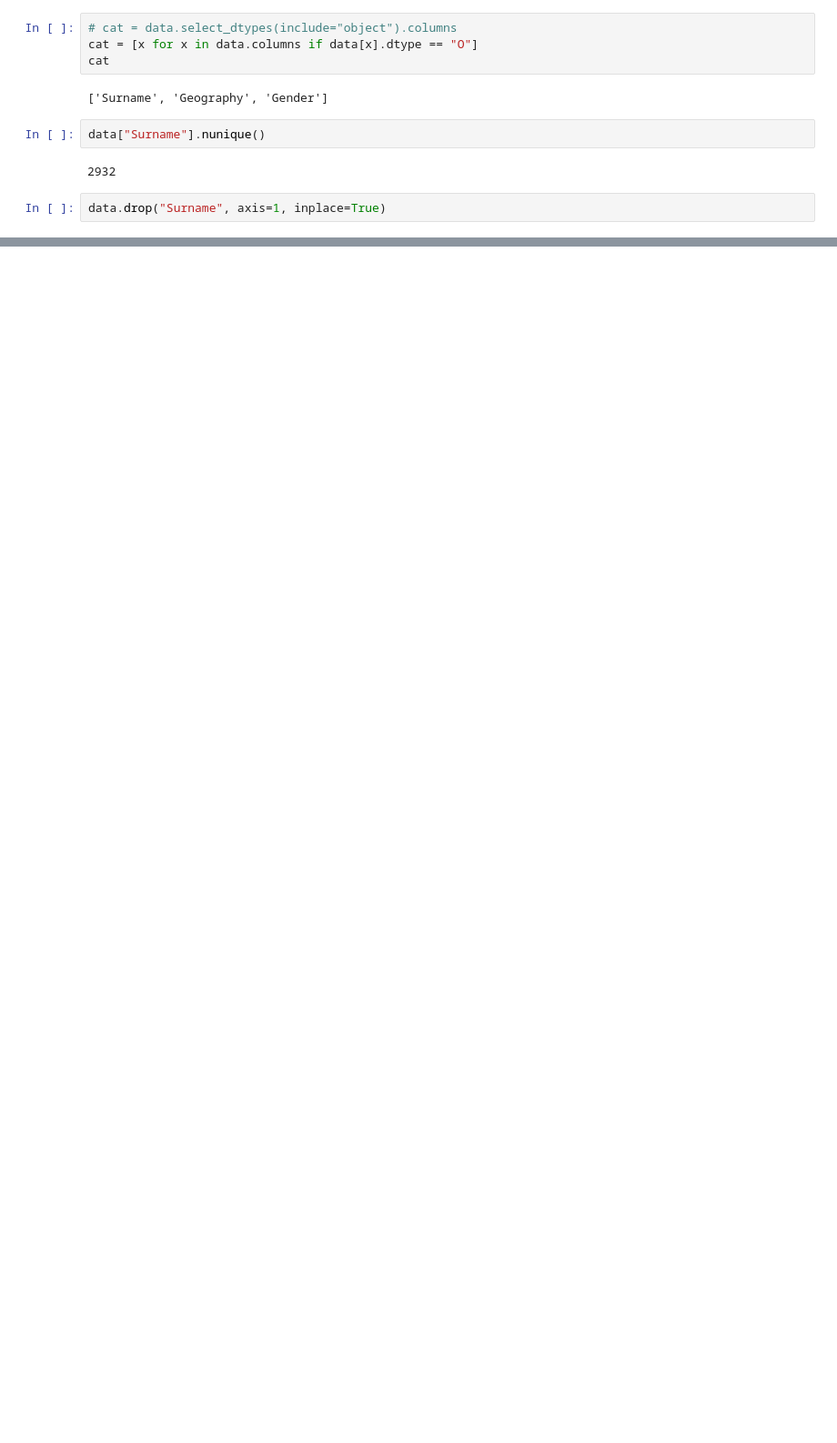
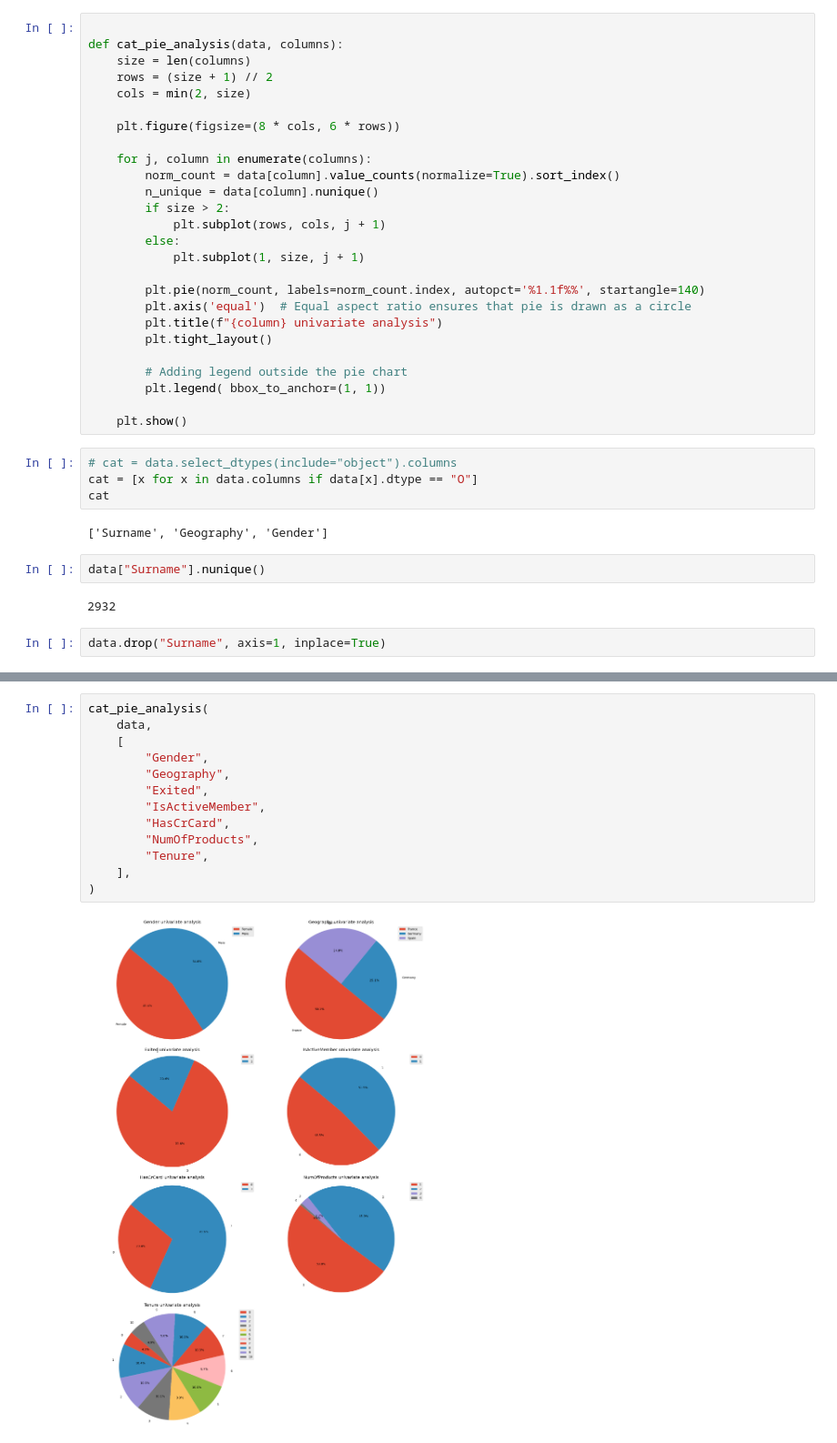
Before and after one commit to rakeshkandhi/Churn_for_Bank_Customers, a Jupyter notebook: churn data-eda.ipynb, the cells around one changed output, grey strips where cells are left out. Shown at 91% size. Saved outputs shown, nothing was run; the diff lists cells and outputs as text; blank space fills up the shorter version.

```diff
--- a/churn data-eda.ipynb
+++ b/churn data-eda.ipynb
@@ -159,3 +112,29 @@ cat_analysis(data, ["Gender", "Geography"])
+# %%
+
+def cat_pie_analysis(data, columns):
+    size = len(columns)
+    rows = (size + 1) // 2
+    cols = min(2, size)
+
+    plt.figure(figsize=(8 * cols, 6 * rows))
+
+    for j, column in enumerate(columns):
+        norm_count = data[column].value_counts(normalize=True).sort_index()
+        n_unique = data[column].nunique()
+        if size > 2:
+            plt.subplot(rows, cols, j + 1)
+        else:
+            plt.subplot(1, size, j + 1)
+
+        plt.pie(norm_count, labels=norm_count.index, autopct='%1.1f%%', startangle=140)
+        plt.axis('equal')  # Equal aspect ratio ensures that pie is drawn as a circle
+        plt.title(f"{column} univariate analysis")
+        plt.tight_layout()
+
+        # Adding legend outside the pie chart
+        plt.legend( bbox_to_anchor=(1, 1))
+
+    plt.show()
 # %%
 # cat = data.select_dtypes(include="object").columns
 cat = [x for x in data.columns if data[x].dtype == "O"]
@@ -194 +177,16 @@ data["CreditScore"].skew()
+# %%
+cat_pie_analysis(
+    data,
+    [
+        "Gender",
+        "Geography",
+        "Exited",
+        "IsActiveMember",
+        "HasCrCard",
+        "NumOfProducts",
+        "Tenure",
+    ],
+)
+# %% [output]
+[figure, added]
 # %%
```
Also changed, not shown: parts of 26 cells of this notebook, 1 other file.
